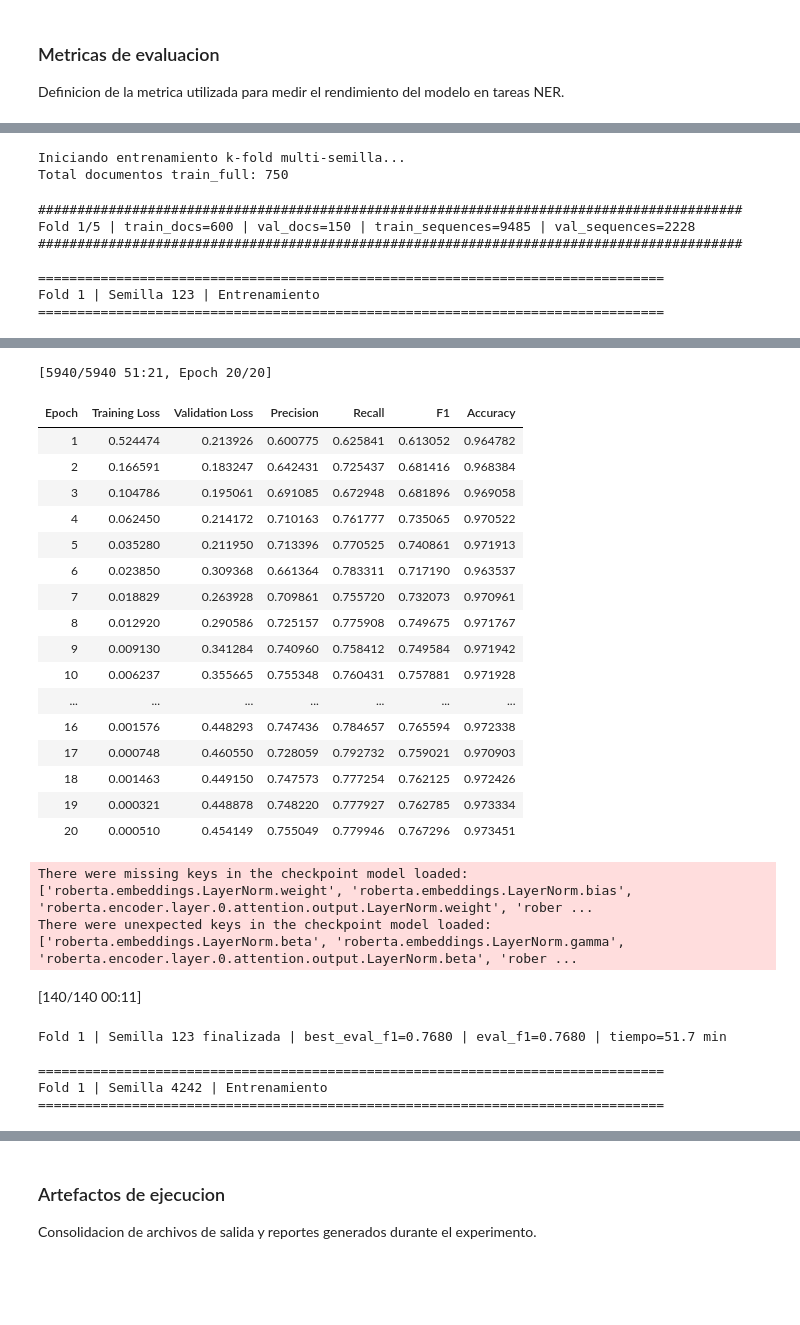
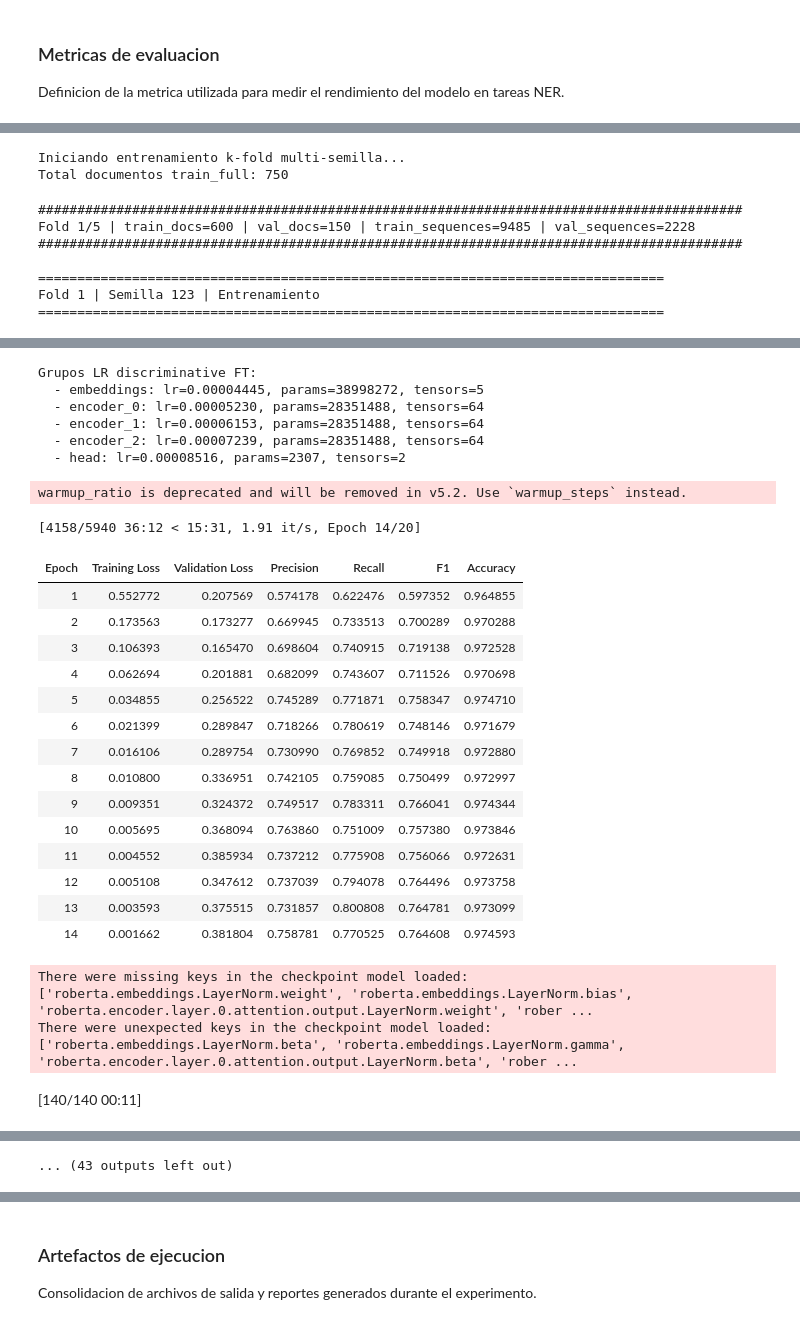
Before and after one commit to Honricris/Trabajo_Fin_Master, a Jupyter notebook: Encoders/Distemist/bsc_79.47.ipynb, the cells around one changed output, grey strips where cells are left out. Saved outputs shown, nothing was run; the diff lists cells and outputs as text; code cells hidden in the pictures; blank space fills up the shorter version.

```diff
--- a/Encoders/Distemist/bsc-bio-ehr-es_79.65.ipynb
+++ b/Encoders/Distemist/bsc_79.47.ipynb
@@ -218,6 +213,8 @@ BASE_MODEL_TAG = BASE_MODEL.split("/")[-1]
 MAX_EPOCHS = 20
 BATCH_SIZE = 16
 LEARNING_RATE = 8.516e-5
+LR_LAYER_DECAY = 0.85
+LR_ENCODER_GROUPS = 3
 DROPOUT = 0.1
 WEIGHT_DECAY = 0.1844
 WARMUP_RATIO = 0.1
@@ -259,6 +256,8 @@ hyperparams = {
     "max_epochs": MAX_EPOCHS,
     "batch_size": BATCH_SIZE,
     "learning_rate": LEARNING_RATE,
+    "lr_layer_decay": LR_LAYER_DECAY,
+    "lr_encoder_groups": LR_ENCODER_GROUPS,
     "dropout": DROPOUT,
     "weight_decay": WEIGHT_DECAY,
     "warmup_ratio": WARMUP_RATIO,
@@ -368,6 +427,7 @@ def make_kfold_indices(n_samples, k_folds, split_seed):
 
 fold_seed_results = []
 ensemble_models = []
+discriminative_lr_history = []
 
 train_full_raw = data["train_full"]
 folds = make_kfold_indices(len(train_full_raw), K_FOLDS, CV_SPLIT_SEED)
@@ -415,6 +475,15 @@ for fold_idx, (train_idx, val_idx) in enumerate(folds, start=1):
         model = AutoModelForTokenClassification.from_pretrained(BASE_MODEL, config=config)
         model.gradient_checkpointing_enable()
 
+        optimizer, lr_group_summary = create_discriminative_optimizer(model)
+
+        print("Grupos LR discriminative FT:")
+        for item in lr_group_summary:
+            print(
+                f"  - {item['bucket']}: lr={item['lr']:.8f}, "
+                f"params={item['param_count']}, tensors={item['tensor_count']}"
+            )
+
         output_dir = f"{RESULTS_DIR}/{MODEL_OUTPUT_PREFIX}-fold{fold_idx}-seed{seed}"
         training_args = TrainingArguments(
             output_dir=output_dir,
@@ -436,7 +505,6 @@ for fold_idx, (train_idx, val_idx) in enumerate(folds, start=1):
             dataloader_persistent_workers=True,
             seed=seed,
             bf16=True,
-            optim="adamw_torch_fused",
             save_only_model=True,
             report_to="none",
         )
@@ -455,6 +523,7 @@ for fold_idx, (train_idx, val_idx) in enumerate(folds, start=1):
                     early_stopping_threshold=EARLY_STOPPING_THRESHOLD,
                 )
             ],
+            optimizers=(optimizer, None),
         )
 
         trainer_seed.train()
@@ -483,6 +552,13 @@ for fold_idx, (train_idx, val_idx) in enumerate(folds, start=1):
         }
         fold_seed_results.append(result_row)
 
+        discriminative_lr_history.append({
+            "fold": int(fold_idx),
+            "seed": int(seed),
+            "model_dir": model_dir,
+            "lr_groups": lr_group_summary,
+        })
+
         ensemble_models.append({
             "fold": int(fold_idx),
             "seed": int(seed),
@@ -500,6 +576,7 @@ for fold_idx, (train_idx, val_idx) in enumerate(folds, start=1):
 
         del trainer_seed
         del model
+        del optimizer
         gc.collect()
         if torch.cuda.is_available():
             torch.cuda.empty_cache()
@@ -516,12 +593,17 @@ df_ensemble_results.to_csv(f"{RESULTS_DIR}/ensemble_fold_seed_summary.csv", inde
 with open(f"{RESULTS_DIR}/ensemble_fold_seed_summary.json", "w", encoding="utf-8") as f:
     json.dump(fold_seed_results, f, ensure_ascii=False, indent=2)
 
+with open(f"{RESULTS_DIR}/discriminative_lr_groups.json", "w", encoding="utf-8") as f:
+    json.dump(discriminative_lr_history, f, ensure_ascii=False, indent=2)
+
 ensemble_metadata = {
     "base_model": BASE_MODEL,
     "k_folds": int(K_FOLDS),
     "seeds": [int(s) for s in SEEDS],
     "ensemble_size": int(len(ensemble_models)),
     "cv_split_seed": int(CV_SPLIT_SEED),
+    "lr_layer_decay": float(LR_LAYER_DECAY),
+    "lr_encoder_groups": int(LR_ENCODER_GROUPS),
 }
 with open(f"{RESULTS_DIR}/ensemble_metadata.json", "w", encoding="utf-8") as f:
     json.dump(ensemble_metadata, f, ensure_ascii=False, indent=2)
@@ -529,6 +611,7 @@ with open(f"{RESULTS_DIR}/ensemble_metadata.json", "w", encoding="utf-8") as f:
 print("\nResumen fold-semilla (top 10 por eval_f1):")
 print(df_ensemble_results.head(10).to_string(index=False))
 print(f"\nModelos totales en el ensamble: {len(ensemble_models)}")
+print(f"Resumen LR discriminativo guardado en: {RESULTS_DIR}/discriminative_lr_groups.json")
 # %% [output]
 Iniciando entrenamiento k-fold multi-semilla...
 Total documentos train_full: 750
@@ -560,26 +642,26 @@ warmup_ratio is deprecated and will be removed in v5.2. Use `warmup_steps` inste
-[5940/5940 51:21, Epoch 20/20]
+Grupos LR discriminative FT:
+  - embeddings: lr=0.00004445, params=38998272, tensors=5
+  - encoder_0: lr=0.00005230, params=28351488, tensors=64
+  - encoder_1: lr=0.00006153, params=28351488, tensors=64
+  - encoder_2: lr=0.00007239, params=28351488, tensors=64
+  - head: lr=0.00008516, params=2307, tensors=2
+warmup_ratio is deprecated and will be removed in v5.2. Use `warmup_steps` instead.
+[4158/5940 36:12 < 15:31, 1.91 it/s, Epoch 14/20]
 | Epoch | Training Loss | Validation Loss | Precision | Recall | F1 | Accuracy |
-| 1 | 0.524474 | 0.213926 | 0.600775 | 0.625841 | 0.613052 | 0.964782 |
-| 2 | 0.166591 | 0.183247 | 0.642431 | 0.725437 | 0.681416 | 0.968384 |
-| 3 | 0.104786 | 0.195061 | 0.691085 | 0.672948 | 0.681896 | 0.969058 |
-| 4 | 0.062450 | 0.214172 | 0.710163 | 0.761777 | 0.735065 | 0.970522 |
-| 5 | 0.035280 | 0.211950 | 0.713396 | 0.770525 | 0.740861 | 0.971913 |
-| 6 | 0.023850 | 0.309368 | 0.661364 | 0.783311 | 0.717190 | 0.963537 |
-| 7 | 0.018829 | 0.263928 | 0.709861 | 0.755720 | 0.732073 | 0.970961 |
-| 8 | 0.012920 | 0.290586 | 0.725157 | 0.775908 | 0.749675 | 0.971767 |
-| 9 | 0.009130 | 0.341284 | 0.740960 | 0.758412 | 0.749584 | 0.971942 |
-| 10 | 0.006237 | 0.355665 | 0.755348 | 0.760431 | 0.757881 | 0.971928 |
-| ... | ... | ... | ... | ... | ... | ... |
-| 16 | 0.001576 | 0.448293 | 0.747436 | 0.784657 | 0.765594 | 0.972338 |
-| 17 | 0.000748 | 0.460550 | 0.728059 | 0.792732 | 0.759021 | 0.970903 |
-| 18 | 0.001463 | 0.449150 | 0.747573 | 0.777254 | 0.762125 | 0.972426 |
-| 19 | 0.000321 | 0.448878 | 0.748220 | 0.777927 | 0.762785 | 0.973334 |
-| 20 | 0.000510 | 0.454149 | 0.755049 | 0.779946 | 0.767296 | 0.973451 |
+| 1 | 0.552772 | 0.207569 | 0.574178 | 0.622476 | 0.597352 | 0.964855 |
+| 2 | 0.173563 | 0.173277 | 0.669945 | 0.733513 | 0.700289 | 0.970288 |
+| 3 | 0.106393 | 0.165470 | 0.698604 | 0.740915 | 0.719138 | 0.972528 |
+| 4 | 0.062694 | 0.201881 | 0.682099 | 0.743607 | 0.711526 | 0.970698 |
+| 5 | 0.034855 | 0.256522 | 0.745289 | 0.771871 | 0.758347 | 0.974710 |
+| 6 | 0.021399 | 0.289847 | 0.718266 | 0.780619 | 0.748146 | 0.971679 |
+| 7 | 0.016106 | 0.289754 | 0.730990 | 0.769852 | 0.749918 | 0.972880 |
+| 8 | 0.010800 | 0.336951 | 0.742105 | 0.759085 | 0.750499 | 0.972997 |
+| 9 | 0.009351 | 0.324372 | 0.749517 | 0.783311 | 0.766041 | 0.974344 |
+| 10 | 0.005695 | 0.368094 | 0.763860 | 0.751009 | 0.757380 | 0.973846 |
+| 11 | 0.004552 | 0.385934 | 0.737212 | 0.775908 | 0.756066 | 0.972631 |
+| 12 | 0.005108 | 0.347612 | 0.737039 | 0.794078 | 0.764496 | 0.973758 |
+| 13 | 0.003593 | 0.375515 | 0.731857 | 0.800808 | 0.764781 | 0.973099 |
+| 14 | 0.001662 | 0.381804 | 0.758781 | 0.770525 | 0.764608 | 0.974593 |
-There were missing keys in the checkpoint model loaded: ['roberta.embeddings.LayerNorm.weight', 'roberta.embeddings.LayerNorm.bias', 'roberta.encoder.layer.0.attention.output.LayerNorm.weight', 'rober ...
-There were unexpected keys in the checkpoint model loaded: ['roberta.embeddings.LayerNorm.beta', 'roberta.embeddings.LayerNorm.gamma', 'roberta.encoder.layer.0.attention.output.LayerNorm.beta', 'rober ...
+There were missing keys in the checkpoint model loaded: ['roberta.embeddings.LayerNorm.weight', 'roberta.embeddings.LayerNorm.bias', 'roberta.encoder.layer.0.attention.output.LayerNorm.weight', 'rober ...
+There were unexpected keys in the checkpoint model loaded: ['roberta.embeddings.LayerNorm.beta', 'roberta.embeddings.LayerNorm.gamma', 'roberta.encoder.layer.0.attention.output.LayerNorm.beta', 'rober ...
 [140/140 00:11]
-Fold 1 | Semilla 123 finalizada | best_eval_f1=0.7680 | eval_f1=0.7680 | tiempo=51.7 min
-
-================================================================================
-Fold 1 | Semilla 4242 | Entrenamiento
-================================================================================
@@ -625,3 +697,4 @@ There were unexpected keys in the checkpoint model loaded: ['roberta.embeddings.
+... (43 outputs left out)
 # %%
 print("Resumen de validacion del ensamble:")
 print(f"Modelos en ensamble: {len(ensemble_models)}")
```
Also changed, not shown: parts of 12 cells of this notebook, 5 other files.
